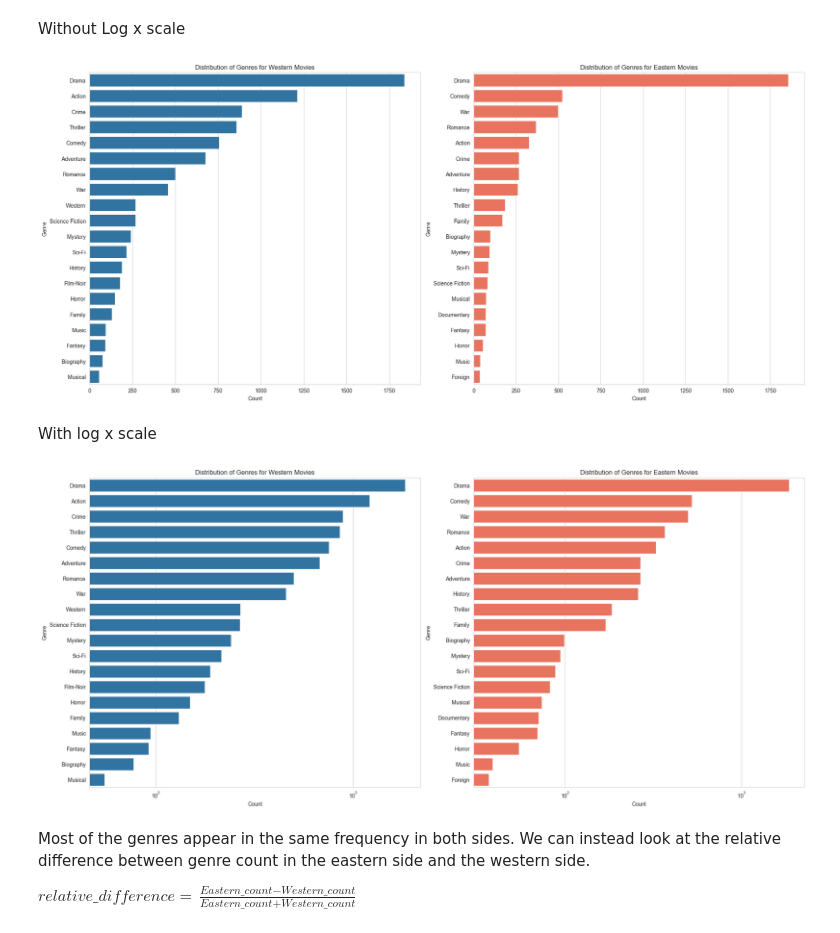
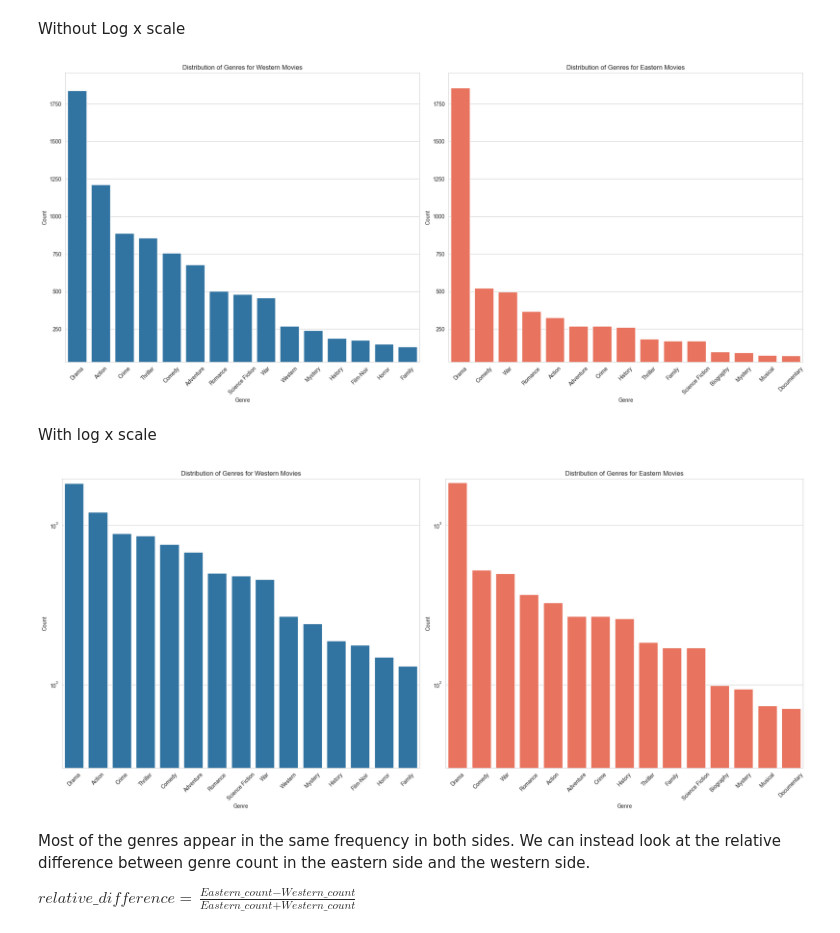
Before and after one commit to epfl-ada/ada-2024-project-datamigos, a Jupyter notebook: Genre&ThemeAnalysis.ipynb, the cells around one changed output. Saved outputs shown, nothing was run; the diff lists cells and outputs as text; code cells hidden in the pictures.

```diff
--- a/Genre&ThemeAnalysis.ipynb
+++ b/Genre&ThemeAnalysis.ipynb
@@ -36,7 +36,9 @@ Start by Plotting the distribution of genres in the initial DataSet
 # %%
 genres_df = movies_df[["countries", "cold_war_side", "genres", "release_date"]]
 genres_df = genres_df.explode("genres")[genres_df.explode("genres") != "\\N"]
-genres_df["genres"] = genres_df["genres"].str.title().str.strip()
+genres_df["genres"] = (
+    genres_df["genres"].str.title().str.strip().replace({"Sci-Fi": "Science Fiction"})
+)
 
 genre_counts = genres_df["genres"].value_counts().head(20)
 common_genres = genre_counts.head(12).index
@@ -81,40 +83,48 @@ def plot_distributions(
     eastern_counts,
     title_western,
     title_eastern,
-    ylabel="Genre",
+    xlabel="Genre",
     figsize=(20, 9),
     color_western="#1f77b4",
     color_eastern="#ff6347",
     log_scale=True,
 ):
+    max_y = max(western_counts.head(20).max(), eastern_counts.head(20).max())
+    min_y = min(western_counts.head(20).min(), eastern_counts.head(20).min())
     fig, axes = plt.subplots(1, 2, figsize=figsize)  # 1 row, 2 columns
     sns.set_style(style="whitegrid")
 
     # Western plot
     sns.barplot(
-        x=western_counts.head(20).values,
-        y=western_counts.head(20).index,
+        x=western_counts.head(15).index,
+        y=western_counts.head(15).values,
         color=color_western,
         ax=axes[0],
     )
     axes[0].set_title(title_western)
-    axes[0].set_xlabel("Count")
-    axes[0].set_ylabel(ylabel)
+    axes[0].set_xlabel(xlabel)
+    axes[0].set_ylabel("Count")
+    axes[0].tick_params(axis="x", rotation=45)
+
     if log_scale:
-        axes[0].set_xscale("log")
+        axes[0].set_yscale("log")
+    axes[0].set_ylim(min_y, max_y + 100)
 
     # Eastern plot
     sns.barplot(
-        x=eastern_counts.head(20).values,
-        y=eastern_counts.head(20).index,
+        x=eastern_counts.head(15).index,
+        y=eastern_counts.head(15).values,
         color=color_eastern,
         ax=axes[1],
     )
     axes[1].set_title(title_eastern)
-    axes[1].set_xlabel("Count")
-    axes[1].set_ylabel(ylabel)
+    axes[1].set_xlabel(xlabel)
+    axes[1].set_ylabel("Count")
+    axes[1].tick_params(axis="x", rotation=45)
+
     if log_scale:
-        axes[1].set_xscale("log")
+        axes[1].set_yscale("log")
+    axes[1].set_ylim(min_y, max_y + 100)
 
     plt.tight_layout()
     plt.show()
@@ -133,24 +143,24 @@ plot_distributions(
     eastern_genre_counts,
     title_western="Distribution of Genres for Western Movies",
     title_eastern="Distribution of Genres for Eastern Movies",
-    ylabel="Genre",
+    xlabel="Genre",
     log_scale=False,
 )
 # %% [output]
-[figure, old version]
+[figure, new version]
 # %% [markdown]
 With log x scale
 # %%
 plot_distributions(
     western_genre_counts,
     eastern_genre_counts,
     title_western="Distribution of Genres for Western Movies",
     title_eastern="Distribution of Genres for Eastern Movies",
-    ylabel="Genre",
+    xlabel="Genre",
     log_scale=True,
 )
 # %% [output]
-[figure, old version]
+[figure, new version]
 # %% [markdown]
 Most of the genres appear in the same frequency in both sides. We can instead look at the relative difference between genre count in the eastern side and the western side.
 
```
Also changed, not shown: parts of 9 cells of this notebook.
